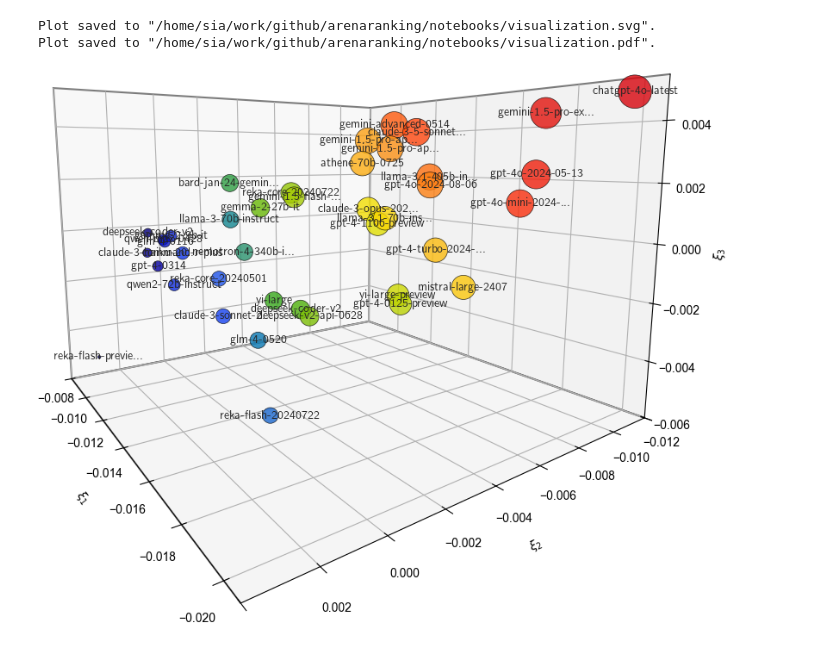
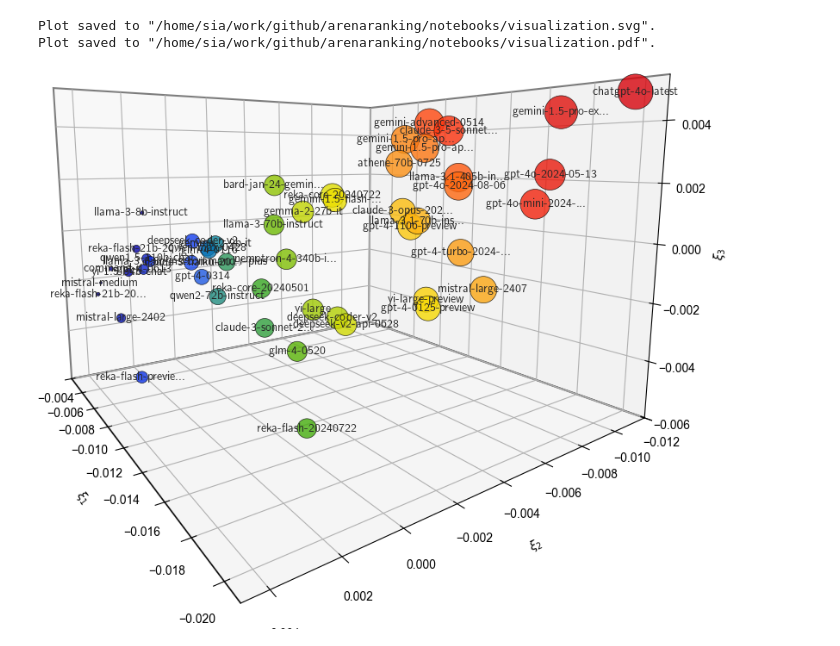
Before and after one commit to suquark/leaderbot, a Jupyter notebook: notebooks/KPCA.ipynb, the cells around one changed output. Saved outputs shown, nothing was run; the diff lists cells and outputs as text; code cells hidden in the pictures.

```diff
--- a/notebooks/KPCA.ipynb
+++ b/notebooks/KPCA.ipynb
@@ -16,13 +16,13 @@ save = True
 # %%
 %config InlineBackend.print_figure_kwargs = {'bbox_inches':None}  # to avoid cutting off z label
 #%matplotlib tk
 #%matplotlib inline
 fig, ax = plt.subplots(figsize=(8, 6.5), subplot_kw={'projection': '3d'},
                        gridspec_kw=dict(top=1.28, bottom=0.06, left=-0.06, right=0.895))
 
 cmap = cc.cm.CET_R4_r
-model.visualize(ax, cmap=cmap, max_rank=40, method='kpca', dim='3d', latex=latex, save=save)
+model.visualize(ax, cmap=cmap, max_rank=50, method='kpca', dim='3d', latex=latex, save=save)
 # %% [output]
 Plot saved to "/home/sia/work/github/arenaranking/notebooks/visualization.svg".
 Plot saved to "/home/sia/work/github/arenaranking/notebooks/visualization.pdf".
-[figure, old version]
+[figure, new version]
```
Also changed, not shown: 44 other files.
